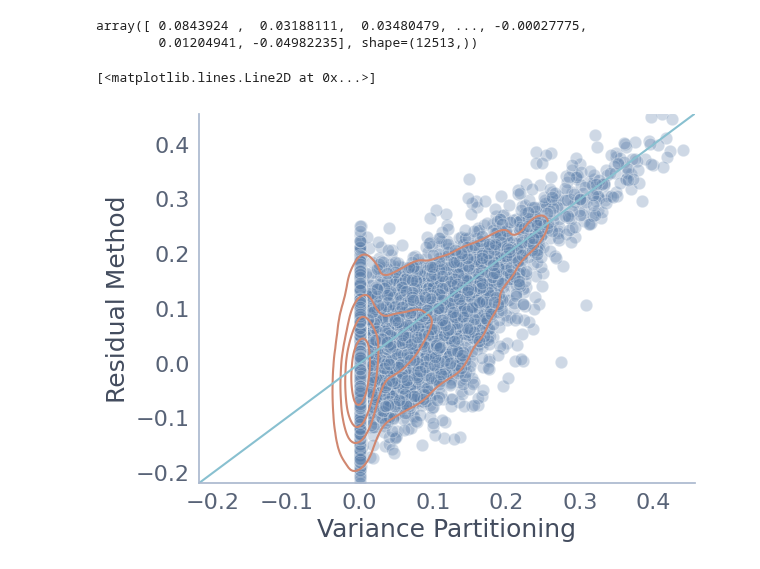
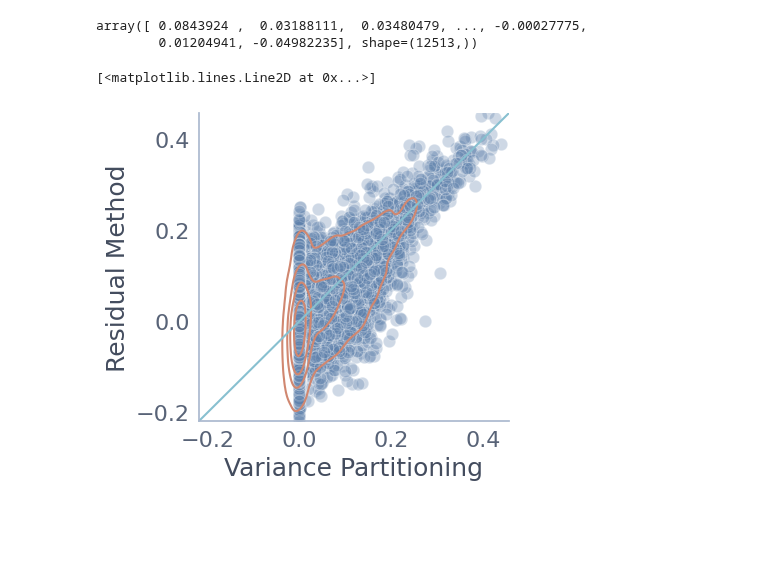
Before and after one commit to leo-schultheiss/compare_variance_residual, a Jupyter notebook: compare_variance_residual/fmri/visual_cortex_skew.ipynb, the cells around one changed output. Cells and saved outputs as stored; diff of their text form; code cells hidden in the pictures; blank space fills up the shorter version.

Commit message:
resize visual cortex plot

```diff
--- a/compare_variance_residual/fmri/visual_cortex_skew.ipynb
+++ b/compare_variance_residual/fmri/visual_cortex_skew.ipynb
@@ -51,18 +51,19 @@ array([ 0.0843924 ,  0.03188111,  0.03480479, ..., -0.00027775,
         0.01204941, -0.04982235], shape=(12513,))
 # %%
 # sns.histplot(x=visual_vp, y=visual_rm, cmap='magma')
+fig, ax = plt.subplots(1, 1, figsize=(4, 4))
 sns.scatterplot(x=visual_vp, y=visual_rm, alpha=0.3)
 sns.kdeplot(x=visual_vp, y=visual_rm, levels=5, color="C2")
 
 plt.xlabel("Variance Partitioning")
 plt.ylabel("Residual Method")
 
 # sns.histplot(visual_data, x="Variance Partitioning", y="Residual Method", kde=True, cmap=cmap)
 max_lims = max(visual_rm.max(), visual_vp.max())
 min_lims = min(visual_rm.min(), visual_vp.min())
 plt.xlim([min_lims, max_lims])
 plt.ylim([min_lims, max_lims])
 plt.plot([min_lims, max_lims], [min_lims, max_lims], color='C1')
 # %% [output]
 [<matplotlib.lines.Line2D at 0x...>]
-[figure, old version]
+[figure, new version]
```
